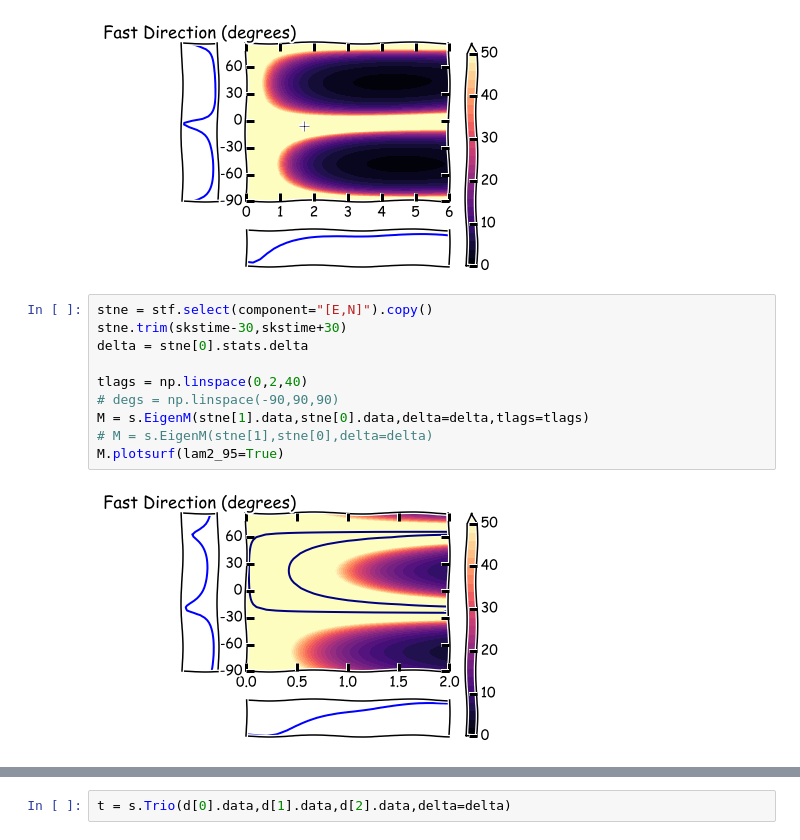
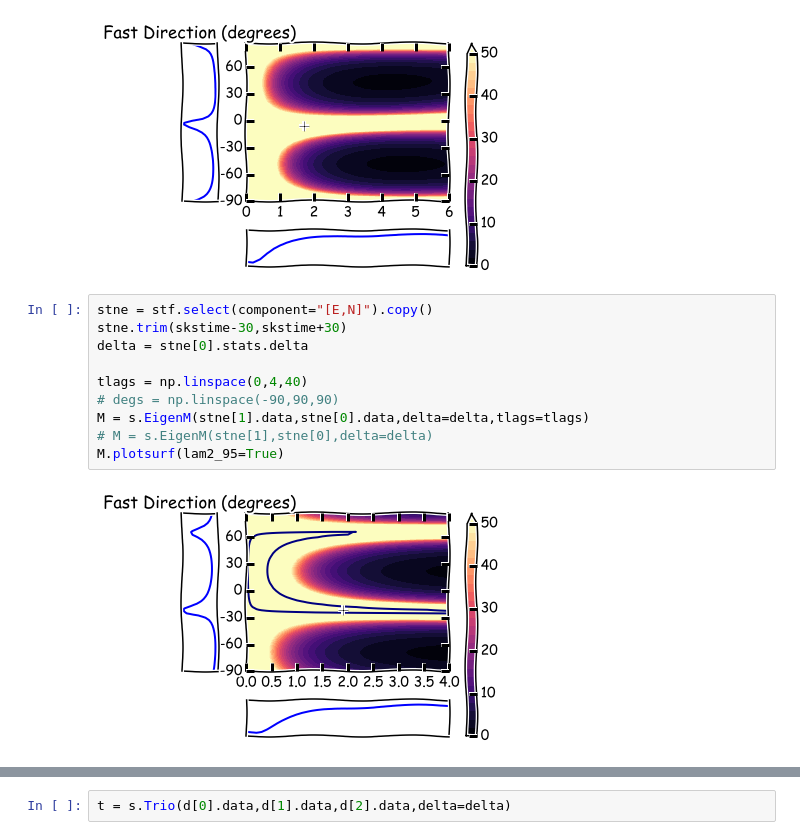
Before and after one commit to JackWalpole/splitwavepy, a Jupyter notebook: devel/Work_with_obspy.ipynb, the cells around one changed output, grey strips where cells are left out. Saved outputs shown, nothing was run; the diff lists cells and outputs as text.

```diff
--- a/devel/Work_with_obspy.ipynb
+++ b/devel/Work_with_obspy.ipynb
@@ -116,12 +117,12 @@ N.plotsurf(cmap='magma')
 # %%
 stne = stf.select(component="[E,N]").copy()
 stne.trim(skstime-30,skstime+30)
 delta = stne[0].stats.delta
 
-tlags = np.linspace(0,2,40)
+tlags = np.linspace(0,4,40)
 # degs = np.linspace(-90,90,90)
 M = s.EigenM(stne[1].data,stne[0].data,delta=delta,tlags=tlags)
 # M = s.EigenM(stne[1],stne[0],delta=delta)
 M.plotsurf(lam2_95=True)
 # %% [output]
-[figure, old version]
+[figure, new version]
```
Also changed, not shown: parts of 4 cells of this notebook, 4 other files.
